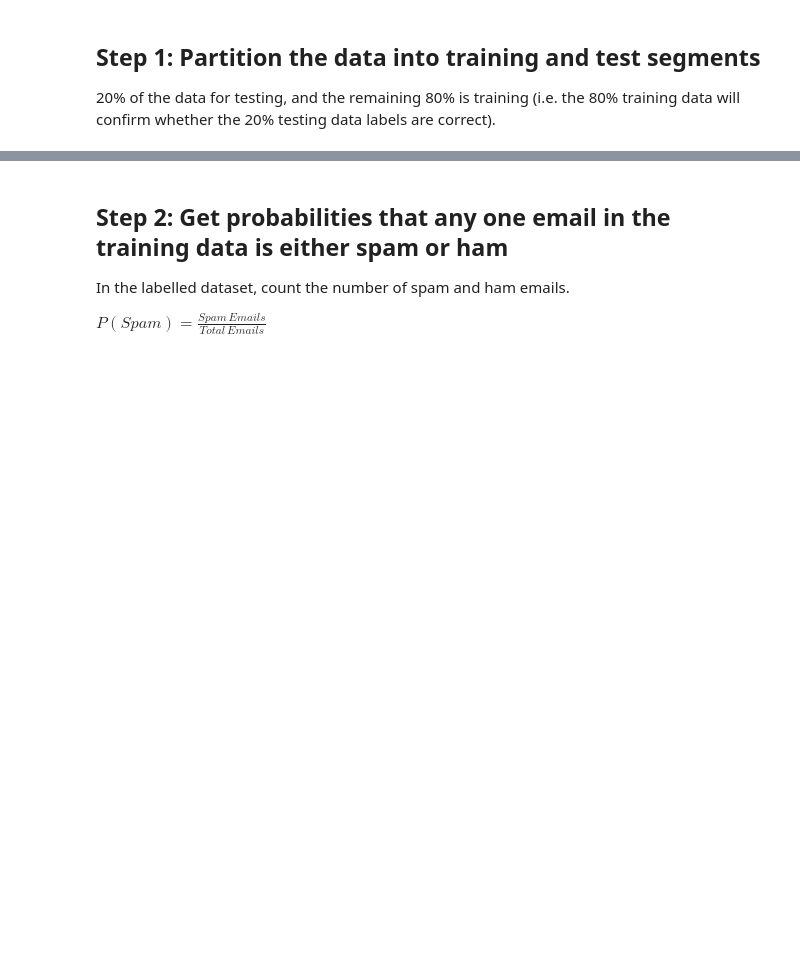
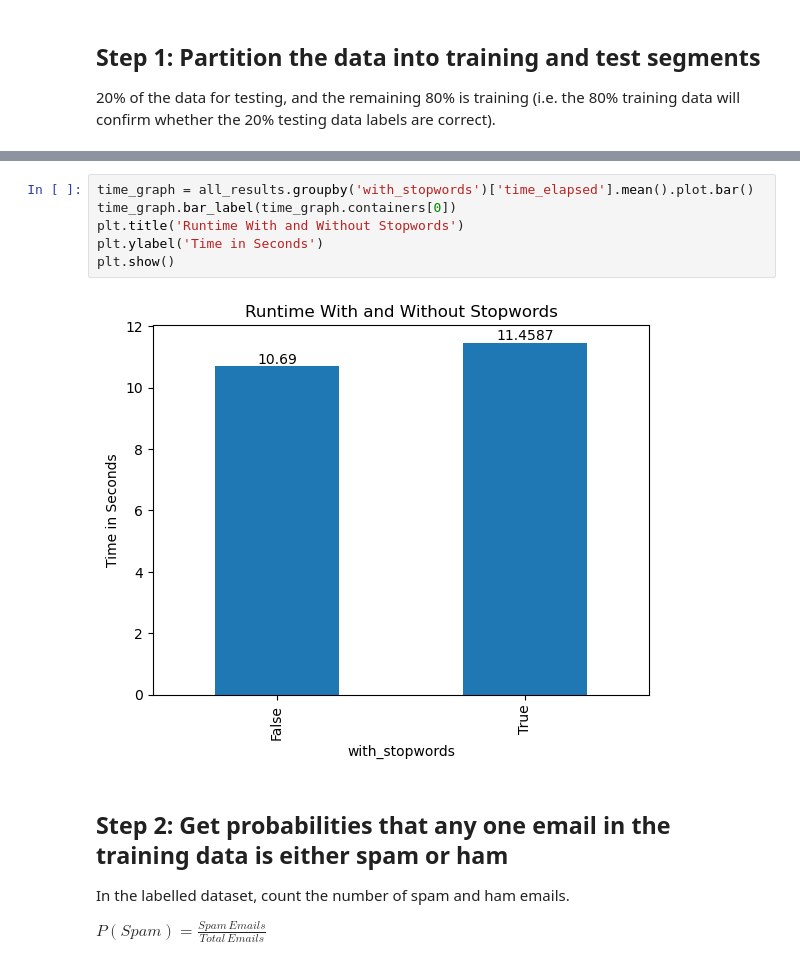
Before and after one commit to Velavee/bayes-spam-filter, a Jupyter notebook: spam-filter.ipynb, the cells around one changed output, grey strips where cells are left out. Cells and saved outputs as stored; diff of their text form; blank space fills up the shorter version.

```diff
--- a/spam-filter.ipynb
+++ b/spam-filter.ipynb
@@ -211,3 +209,11 @@ plt.show()
+# %%
+time_graph = all_results.groupby('with_stopwords')['time_elapsed'].mean().plot.bar()
+time_graph.bar_label(time_graph.containers[0])
+plt.title('Runtime With and Without Stopwords')
+plt.ylabel('Time in Seconds')
+plt.show()
+# %% [output]
+[figure, added]
 # %% [markdown]
 ## Step 2: Get probabilities that any one email in the training data is either spam or ham
 
```
Also changed, not shown: parts of 6 cells of this notebook.
